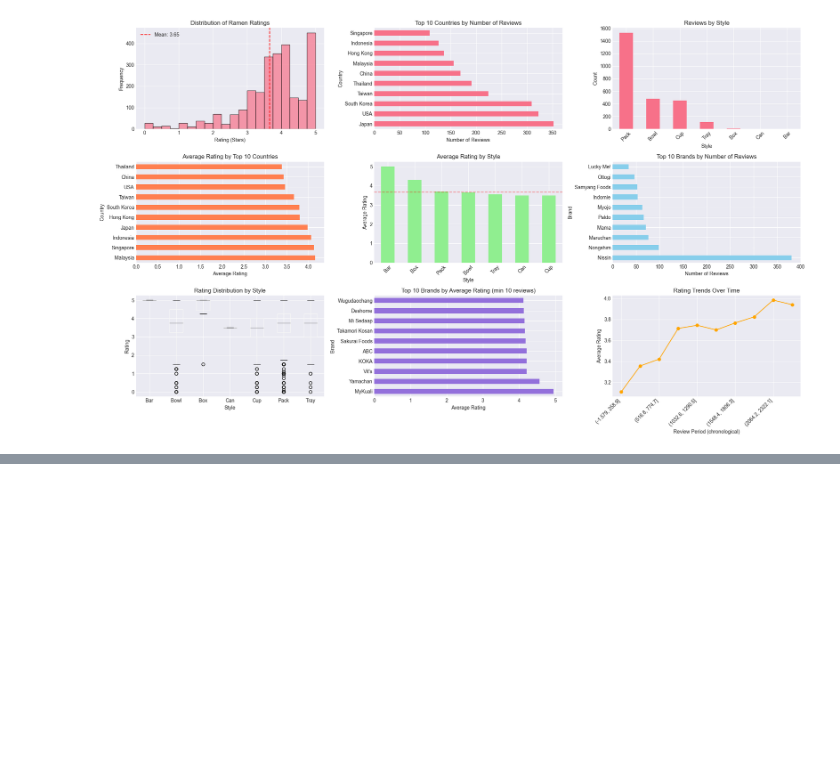
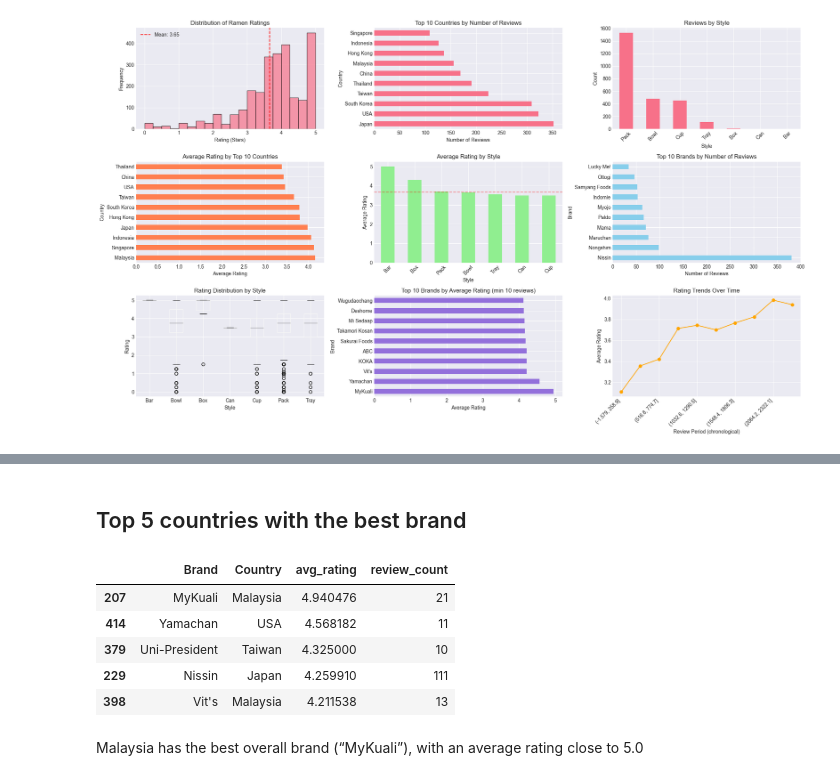
Before and after one commit to Kalebb12/30-days-of-datasets, a Jupyter notebook: Day 11/notebook.ipynb, the cells around one changed output, grey strips where cells are left out. Saved outputs shown, nothing was run; the diff lists cells and outputs as text; code cells hidden in the pictures; blank space fills up the shorter version.

```diff
--- a/Day 11/notebook.ipynb
+++ b/Day 11/notebook.ipynb
@@ -276,0 +295,25 @@ plt.show()
+# %% [markdown]
+## Top 5 countries with the best brand
+# %%
+brand_stats = (
+    data_rated.groupby(['Brand', 'Country'], as_index=False)
+      .agg(avg_rating=('Stars_numeric', 'mean'),
+           review_count=('Stars_numeric', 'count'))
+)
+
+# Filter brands with at least 10 reviews
+brand_stats_filtered = brand_stats[brand_stats['review_count'] >= 10]
+
+# Find top-rated brand
+top_brand = brand_stats_filtered.sort_values(by='avg_rating', ascending=False).head(5)
+# %%
+top_brand
+# %% [output]
+|  | Brand | Country | avg_rating | review_count |
+| 207 | MyKuali | Malaysia | 4.940476 | 21 |
+| 414 | Yamachan | USA | 4.568182 | 11 |
+| 379 | Uni-President | Taiwan | 4.325000 | 10 |
+| 229 | Nissin | Japan | 4.259910 | 111 |
+| 398 | Vit's | Malaysia | 4.211538 | 13 |
+# %% [markdown]
+Malaysia has the best overall brand (“MyKuali”), with an average rating close to 5.0
```
Also changed, not shown: parts of 3 cells of this notebook, 1 other file.
